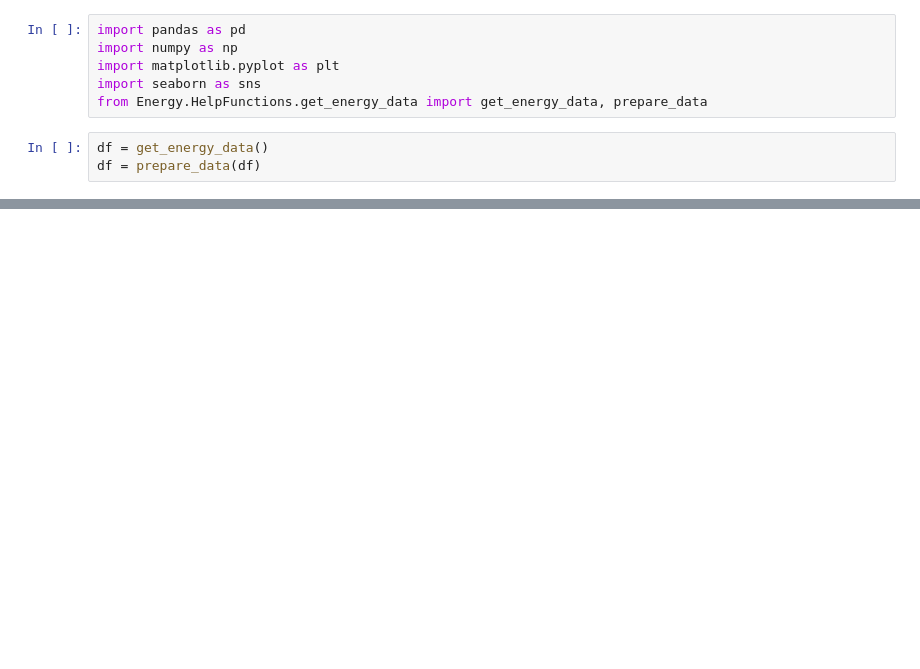
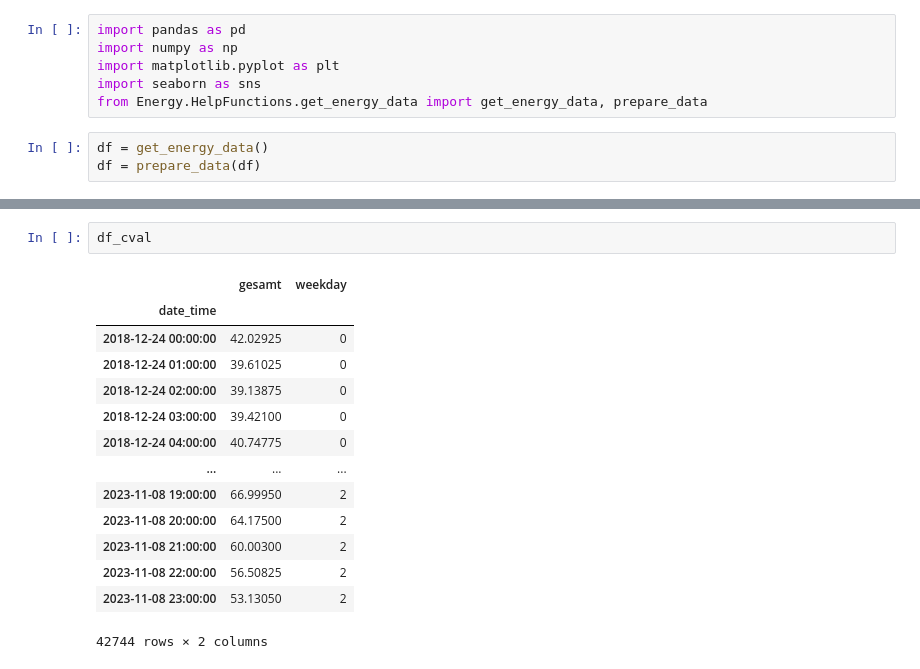
Before and after one commit to EliasKng/PTSFC, a Jupyter notebook: Energy/cross_validation.ipynb, the cells around one changed output, grey strips where cells are left out. Drawn from its saved outputs; the diff is of its cells as text; blank space fills up the shorter version.

```diff
--- a/Energy/cross_validation.ipynb
+++ b/Energy/cross_validation.ipynb
@@ -45,0 +109,17 @@ A
+# %%
+df_cval
+# %% [output]
+|  | gesamt | weekday |
+| date_time |  |  |
+| 2018-12-24 00:00:00 | 42.02925 | 0 |
+| 2018-12-24 01:00:00 | 39.61025 | 0 |
+| 2018-12-24 02:00:00 | 39.13875 | 0 |
+| 2018-12-24 03:00:00 | 39.42100 | 0 |
+| 2018-12-24 04:00:00 | 40.74775 | 0 |
+| ... | ... | ... |
+| 2023-11-08 19:00:00 | 66.99950 | 2 |
+| 2023-11-08 20:00:00 | 64.17500 | 2 |
+| 2023-11-08 21:00:00 | 60.00300 | 2 |
+| 2023-11-08 22:00:00 | 56.50825 | 2 |
+| 2023-11-08 23:00:00 | 53.13050 | 2 |
+42744 rows × 2 columns
```
Also changed, not shown: parts of 10 cells of this notebook, 1 other file.
